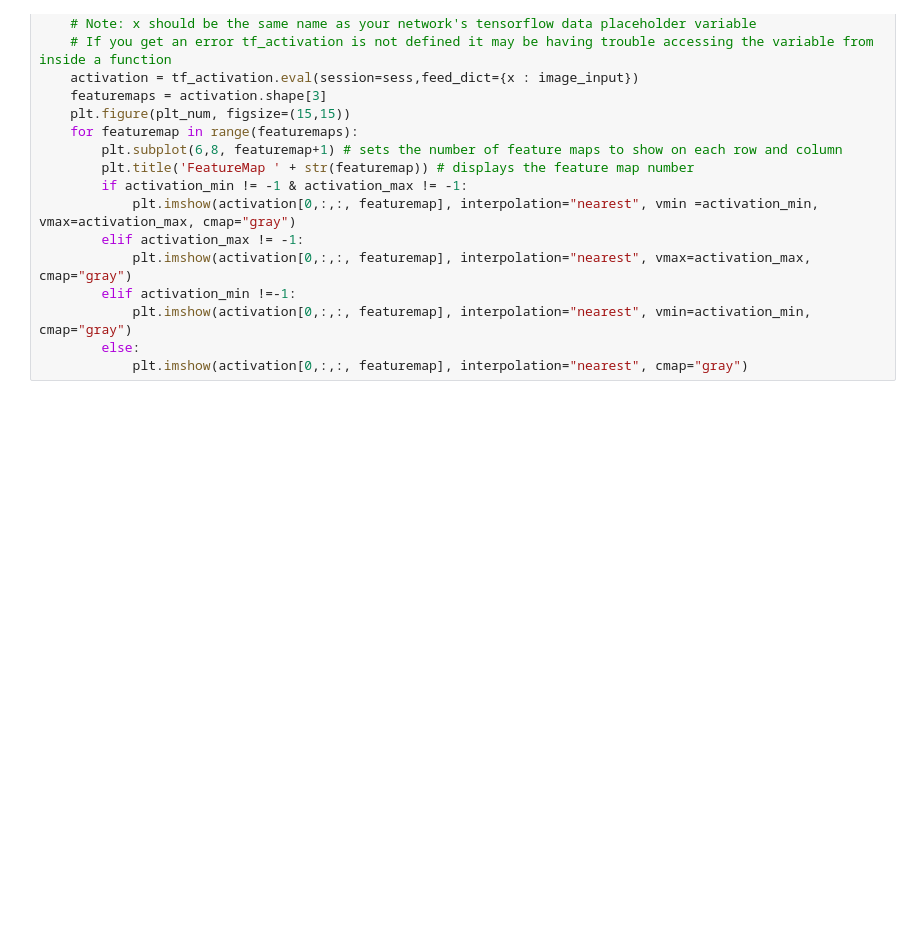
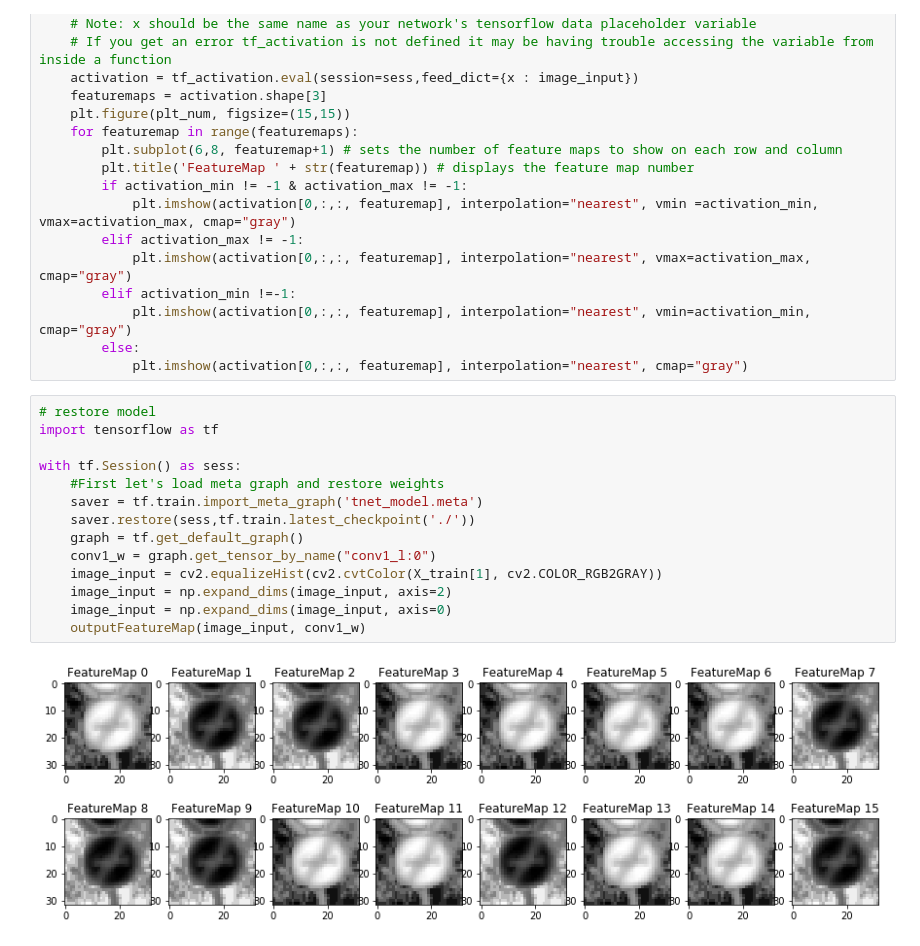
Before and after one commit to tzyhpcom/CNN-Traffic-Sign-Classifier, a Jupyter notebook: Traffic_Sign_Classifier.ipynb, the cells around one changed output. Cells and saved outputs as stored; diff of their text form; blank space fills up the shorter version.

```diff
--- a/Traffic_Sign_Classifier.ipynb
+++ b/Traffic_Sign_Classifier.ipynb
@@ -1203,6 +1201,22 @@ def outputFeatureMap(image_input, tf_activation, activation_min=-1, activation_m
             plt.imshow(activation[0,:,:, featuremap], interpolation="nearest", vmin=activation_min, cmap="gray")
         else:
             plt.imshow(activation[0,:,:, featuremap], interpolation="nearest", cmap="gray")
+# %%
+# restore model
+import tensorflow as tf
+
+with tf.Session() as sess:
+    #First let's load meta graph and restore weights
+    saver = tf.train.import_meta_graph('tnet_model.meta')
+    saver.restore(sess,tf.train.latest_checkpoint('./'))
+    graph = tf.get_default_graph()
+    conv1_w = graph.get_tensor_by_name("conv1_l:0")
+    image_input = cv2.equalizeHist(cv2.cvtColor(X_train[1], cv2.COLOR_RGB2GRAY))
+    image_input = np.expand_dims(image_input, axis=2)
+    image_input = np.expand_dims(image_input, axis=0)
+    outputFeatureMap(image_input, conv1_w)
+# %% [output]
+[figure, added]
 # %%
 # restore model
 import tensorflow as tf
```
Also changed, not shown: parts of 20 cells of this notebook, 3 other files.
